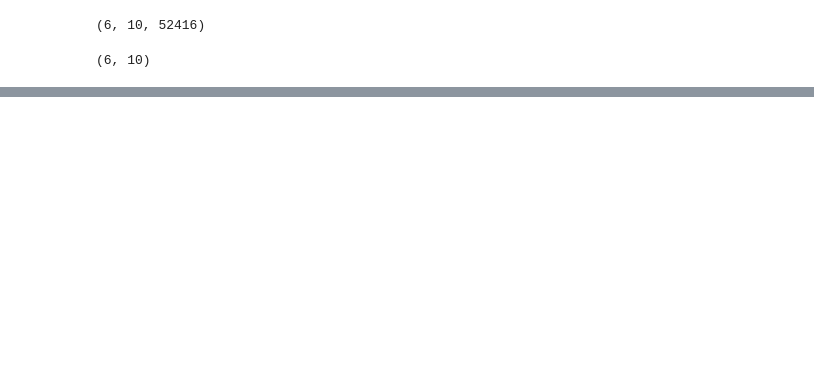
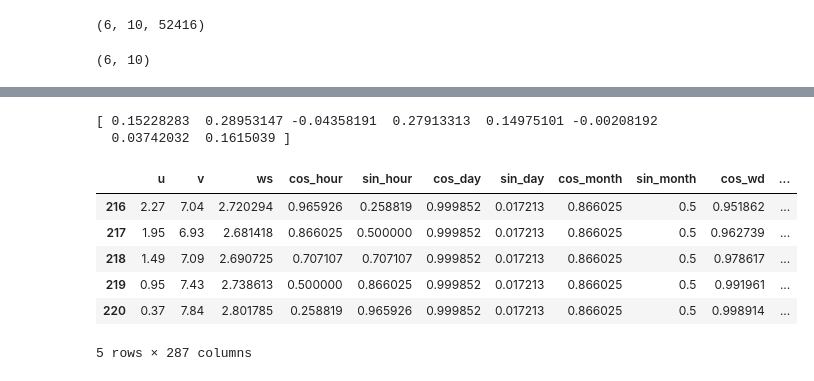
Before and after one commit to MorganeVives/DataChallenge_WP_phase2, a Jupyter notebook: Model_development-LGBM-CV-10models-neldermead.ipynb, the cells around one changed output, grey strips where cells are left out. Drawn from its saved outputs; the diff is of its cells as text; code cells hidden in the pictures; blank space fills up the shorter version.

```diff
--- a/Model_development-LGBM-CV-10models-neldermead.ipynb
+++ b/Model_development-LGBM-CV-10models-neldermead.ipynb
@@ -353,0 +730,28 @@ df_predictions.to_csv(f'Predictions/submission_nb_{nb_sub}_{model}.csv', index=F
+# %%
+weights=[]
+for i in range(8):
+    weights.append(0)
+
+def mae_func(weights):
+    for i in range(len(weights)):
+        if i==0:
+            final_prediction = weights[i]*lst_predictions_vrai[i]
+        else:
+            final_prediction += weights[i]*lst_predictions_vrai[i]
+    return mean_absolute_error(y1, final_prediction)
+res = minimize(mae_func, weights, method='Nelder-Mead')
+print(res['x'])
+# %% [output]
+[ 0.15228283  0.28953147 -0.04358191  0.27913313  0.14975101 -0.00208192
+  0.03742032  0.1615039 ]
+# %%
+X_test = lst_tests[0]
+X_test.head()
+# %% [output]
+|  | u | v | ws | cos_hour | sin_hour | cos_day | sin_day | cos_month | sin_month | cos_wd | ... |
+| 216 | 2.27 | 7.04 | 2.720294 | 0.965926 | 0.258819 | 0.999852 | 0.017213 | 0.866025 | 0.5 | 0.951862 | ... |
+| 217 | 1.95 | 6.93 | 2.681418 | 0.866025 | 0.500000 | 0.999852 | 0.017213 | 0.866025 | 0.5 | 0.962739 | ... |
+| 218 | 1.49 | 7.09 | 2.690725 | 0.707107 | 0.707107 | 0.999852 | 0.017213 | 0.866025 | 0.5 | 0.978617 | ... |
+| 219 | 0.95 | 7.43 | 2.738613 | 0.500000 | 0.866025 | 0.999852 | 0.017213 | 0.866025 | 0.5 | 0.991961 | ... |
+| 220 | 0.37 | 7.84 | 2.801785 | 0.258819 | 0.965926 | 0.999852 | 0.017213 | 0.866025 | 0.5 | 0.998914 | ... |
+5 rows × 287 columns
```
Also changed, not shown: parts of 52 cells of this notebook.
